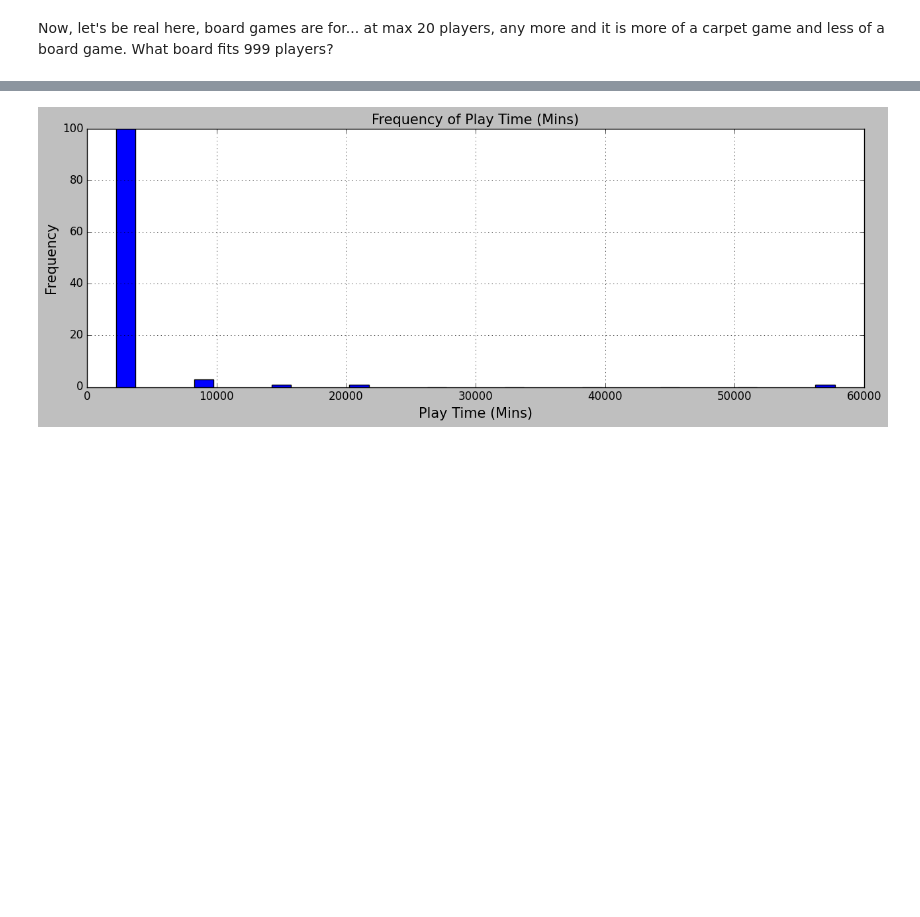
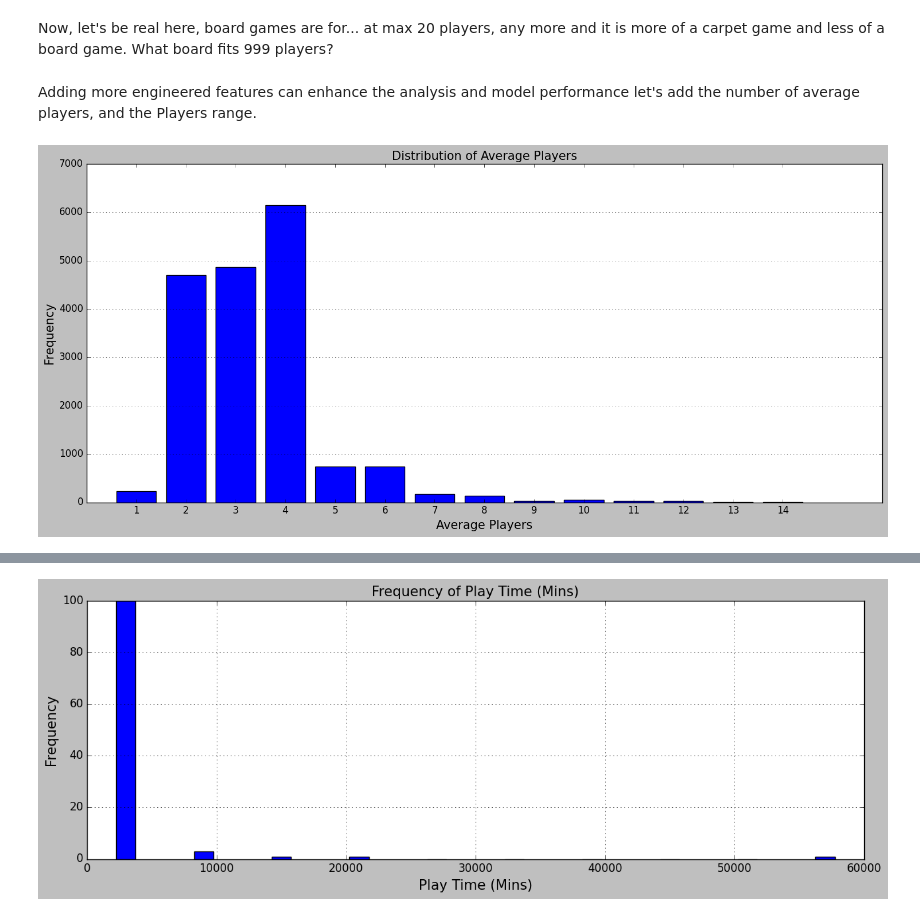
Before and after one commit to AlexanderAdel/dopp-board-games, a Jupyter notebook: jupyter-notebook.ipynb, the cells around one changed output, grey strips where cells are left out. Cells and saved outputs as stored; diff of their text form; code cells hidden in the pictures; blank space fills up the shorter version.

```diff
--- a/jupyter-notebook.ipynb
+++ b/jupyter-notebook.ipynb
@@ -398,3 +400,6 @@ board games are for... at max 20 players, any more and it is more of a carpet ga
 # We should drop these rows
 df.drop(df[df['Max Players'] > 20].index, inplace=True)
 df.reset_index(drop=True, inplace=True)
+# %% [markdown]
+Adding more engineered features can enhance the analysis and model performance
+let's add the number of average players, and the Players range.
@@ -400,0 +410,19 @@ df.reset_index(drop=True, inplace=True)
+# %%
+player_counts = df['Avg Players'].value_counts().sort_index()
+
+# Zoom in on the x-axis where most values are around one
+zoomed_counts = player_counts[player_counts.index <= 25]
+
+plt.figure(figsize=(15, 7))
+plt.bar(zoomed_counts.index, zoomed_counts.values, color='blue')
+
+# Plot Customization
+plt.xlabel('Average Players')
+plt.ylabel('Frequency')
+plt.title('Distribution of Average Players')
+plt.xticks(zoomed_counts.index)
+plt.grid(axis='y')
+plt.tight_layout()
+plt.show()
+# %% [output]
+[figure, added]
```
Also changed, not shown: parts of 10 cells of this notebook, 1 other file.
